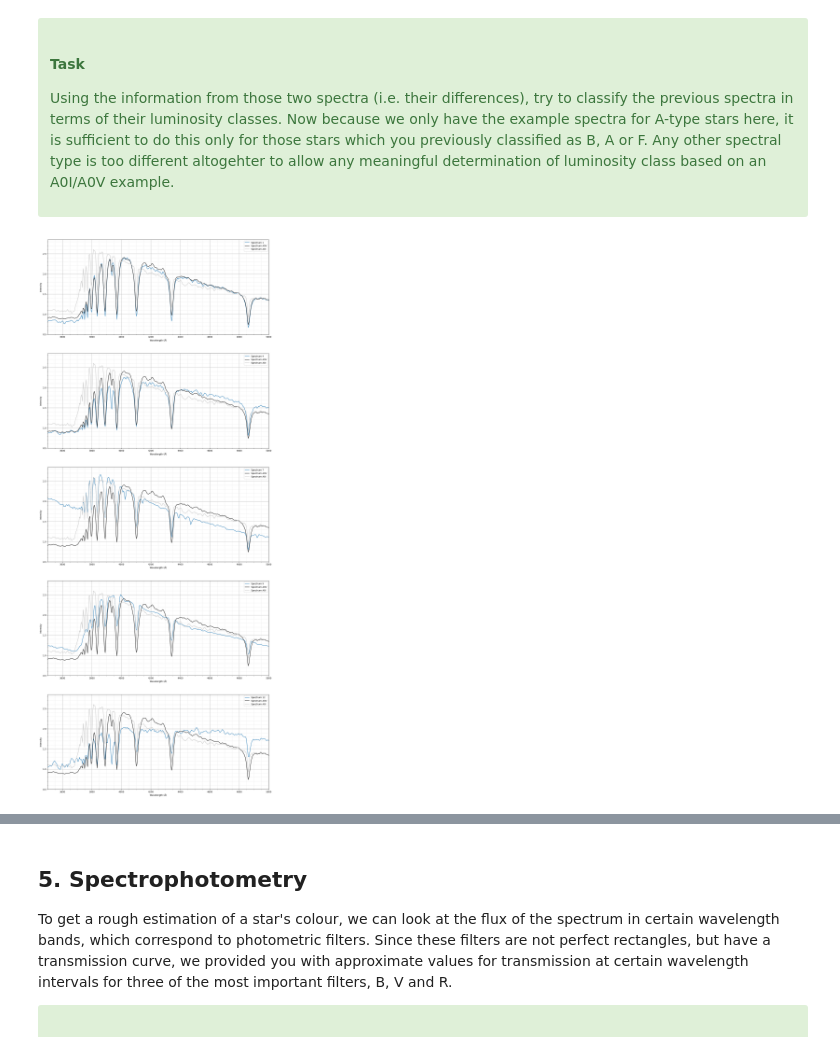
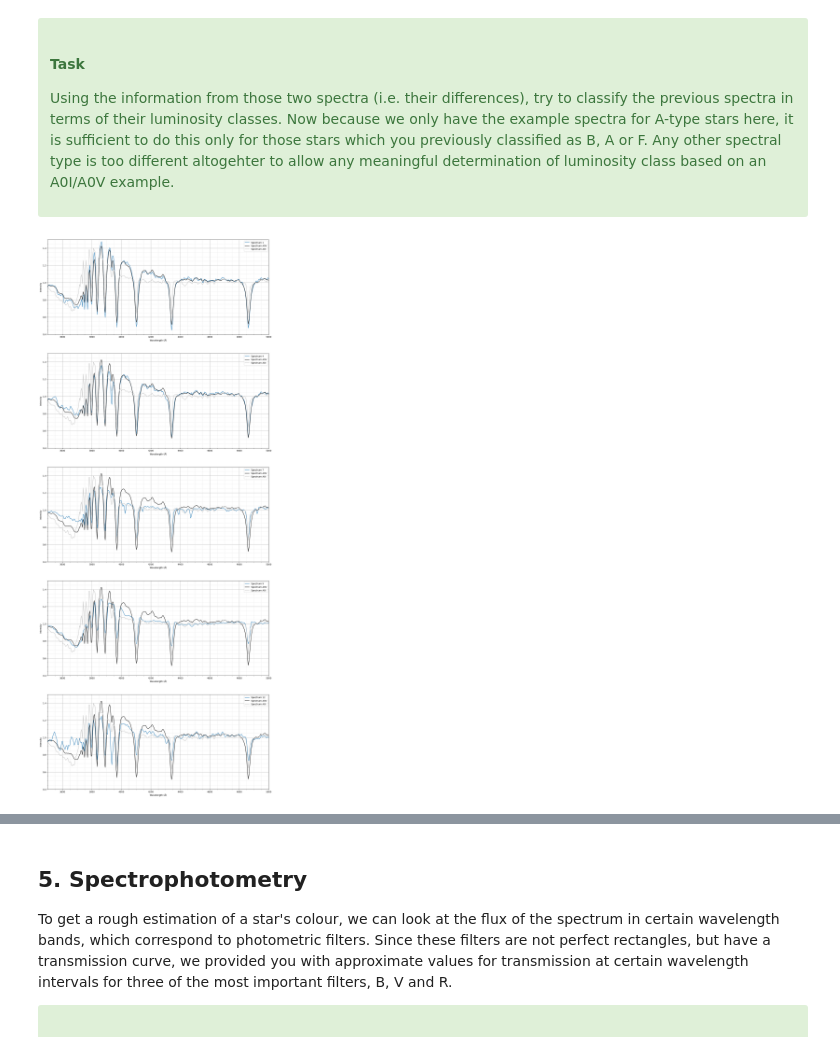
Before and after one commit to B0whunt3r21/AstroPrak, a Jupyter notebook: SpectralTypeClassification.ipynb, the cells around one changed output, grey strips where cells are left out. Drawn from its saved outputs; the diff is of its cells as text; code cells hidden in the pictures.

Commit message:
Normalizing of SPectra (Filter and aI - aV comp.)

```diff
--- a/SpectralTypeClassification.ipynb
+++ b/SpectralTypeClassification.ipynb
@@ -571,7 +573,17 @@ Comment: The differing spectra of A0V and A0I stars around 3600–4000 Å are
     <p>Using the information from those two spectra (i.e. their differences), try to classify the previous spectra in terms of their luminosity classes. Now because we only have the example spectra for A-type stars here, it is sufficient to do this only for those stars which you previously classified as B, A or F. Any other spectral type is too different altogehter to allow any meaningful determination of luminosity class based on an A0I/A0V example.</p>
 </div>
 # %%
+def normalized_spectrum(data, window):
+    half_window = window // 2
+    normalized_spectrum = np.zeros_like(data)
+    for i in range(len(data)):
+        start = max(0, i - half_window)
+        end = min(len(data), i + half_window + 1)
+        local_mean = np.mean(data[start:end])
+        normalized_spectrum[i] = data[i] / local_mean
+    return normalized_spectrum
 
+window_size = 100
 
 def plotSpectra(x, y, ax=None, nr=None, xLim=[], yLim=[], scale=1):
     ax.plot(x, y*scale, label=f'Spectrum {nr+1}')
@@ -593,56 +605,59 @@ xScalings = [[3500, 5500]
               ,[3500, 5500]
               ,[3500, 5500]]
 
-yScalings = [[0.5, 3]
-             ,[0.5, 3]
-             ,[0.5, 3]
-             ,[0.5, 3]
-             ,[0.5, 3]
-             ,[0.5, 3]
-             ,[0.5, 3]
-             ,[0.5, 3]
-             ,[0.5, 3]
-             ,[0.5, 3]
-             ,[0.5, 3]
-             ,[0.5, 3]]
+yScalings = [[0.4, 1.5]
+             ,[0.4, 1.5]
+             ,[0.4, 1.5]
+             ,[0.4, 1.5]
+             ,[0.4, 1.5]
+             ,[0.4, 1.5]
+             ,[0.4, 1.5]
+             ,[0.4, 1.5]
+             ,[0.4, 1.5]
+             ,[0.4, 1.5]
+             ,[0.4, 1.5]
+             ,[0.4, 1.5]]
 
 
 spectral_classes = {
     0: 'A',
     1: 'G',
     2: 'KM',
     3: 'A',
     4: 'G',
     5: 'KM',
     6: 'B',
     7: 'G',
     8: 'A',
     9: 'KM',
     10: 'O',
     11: 'F'}
 
 scale = [ 1
         ,1
         ,1
-        ,1.2
         ,1
         ,1
-        ,0.75
         ,1
-        ,0.9
-        ,2.75
         ,1
-        ,1.5]
+        ,1
+        ,1
+        ,1
+        ,1
+        ,1]
 
+
+y_a0v_normalized = normalized_spectrum(y_a0v, window_size)
+y_a0i_normalized = normalized_spectrum(y_a0i, window_size)
 
 fig, axes = plt.subplots(5, 1, figsize=(18, 45))
 cnt = 0
 for idx, row in Axes.iterrows():
     if (spectral_classes.get(idx) == 'A') or (spectral_classes.get(idx) == 'B') or (spectral_classes.get(idx) == 'F'):
-        plotSpectra(row['X'], row['Y'], ax=axes[cnt], nr=idx, xLim=xScalings[idx], yLim=yScalings[idx], scale=scale[idx])
-        plotRefSpectra([x_a0v, y_a0v], [x_a0i, y_a0i], ax=axes[cnt], xLim=[3500, 5000], yLim=[0.5, np.max(y_a0i)+0.25])
+        plotSpectra(row['X'], normalized_spectrum(row['Y'], window_size), ax=axes[cnt], nr=idx, xLim=xScalings[idx], yLim=yScalings[idx], scale=scale[idx])
+        plotRefSpectra([x_a0v, y_a0v_normalized], [x_a0i, y_a0i_normalized], ax=axes[cnt], xLim=[3500, 5000], yLim=[0.4, 1.5])
         cnt +=1
 
 plt.show()
 # %% [output]
-[figure, old version]
+[figure, new version]
```
Also changed, not shown: parts of 3 cells of this notebook.
